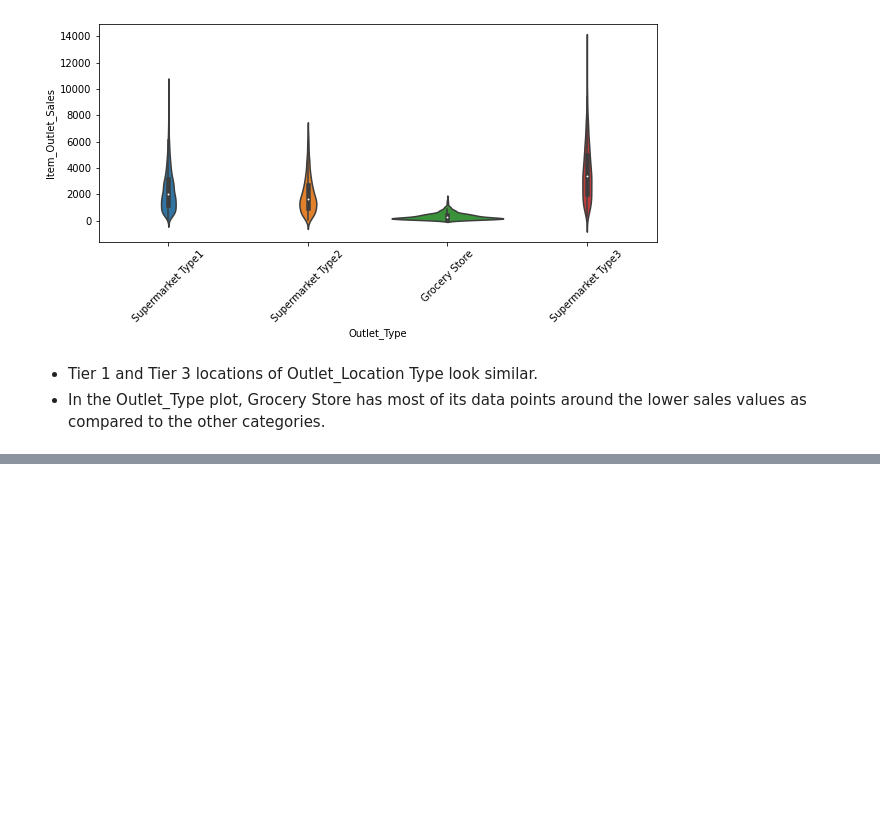
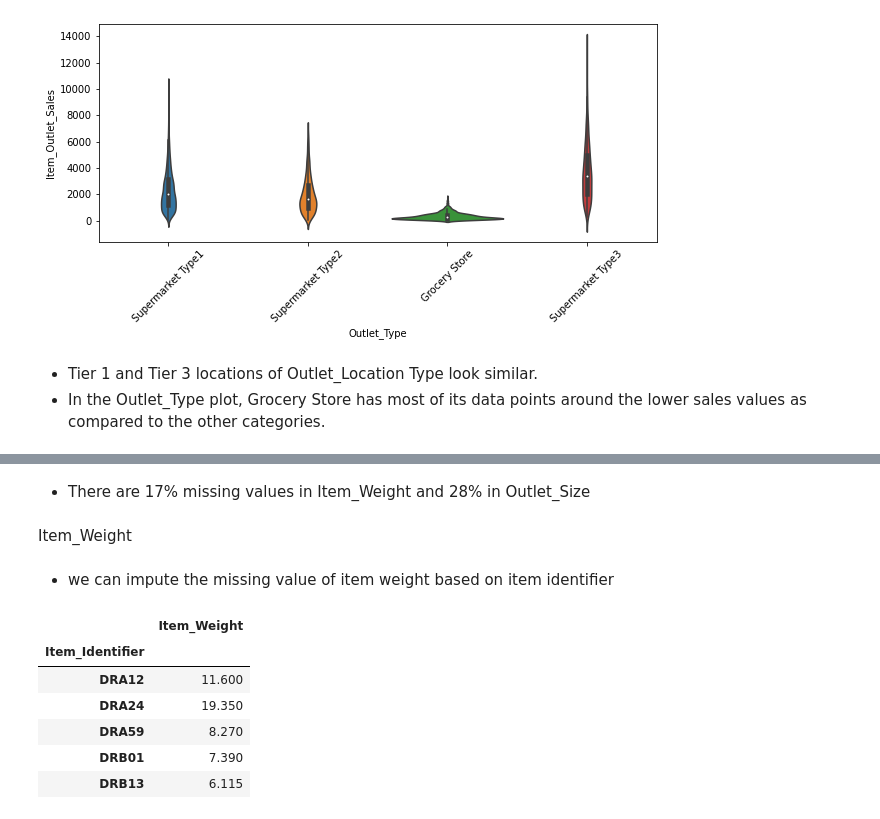
Before and after one commit to sathishrouthu/BigMart-Sales_Prediction, a Jupyter notebook: EDA-BigMart Sales.ipynb, the cells around one changed output, grey strips where cells are left out. Drawn from its saved outputs; the diff is of its cells as text; code cells hidden in the pictures; blank space fills up the shorter version.

```diff
--- a/EDA-BigMart Sales.ipynb
+++ b/EDA-BigMart Sales.ipynb
@@ -238,0 +283,17 @@ plt.xticks(rotation=45)
+# %% [markdown]
+- There are 17% missing values in Item_Weight and 28% in Outlet_Size
+# %% [markdown]
+Item_Weight
+# %% [markdown]
+- we can impute the missing value of item weight based on item identifier
+# %%
+itemweights = pd.pivot_table(data=data,index=['Item_Identifier'],values="Item_Weight",margins=True)
+itemweights.head()
+# %% [output]
+|  | Item_Weight |
+| Item_Identifier |  |
+| DRA12 | 11.600 |
+| DRA24 | 19.350 |
+| DRA59 | 8.270 |
+| DRB01 | 7.390 |
+| DRB13 | 6.115 |
```
Also changed, not shown: parts of 11 cells of this notebook.
